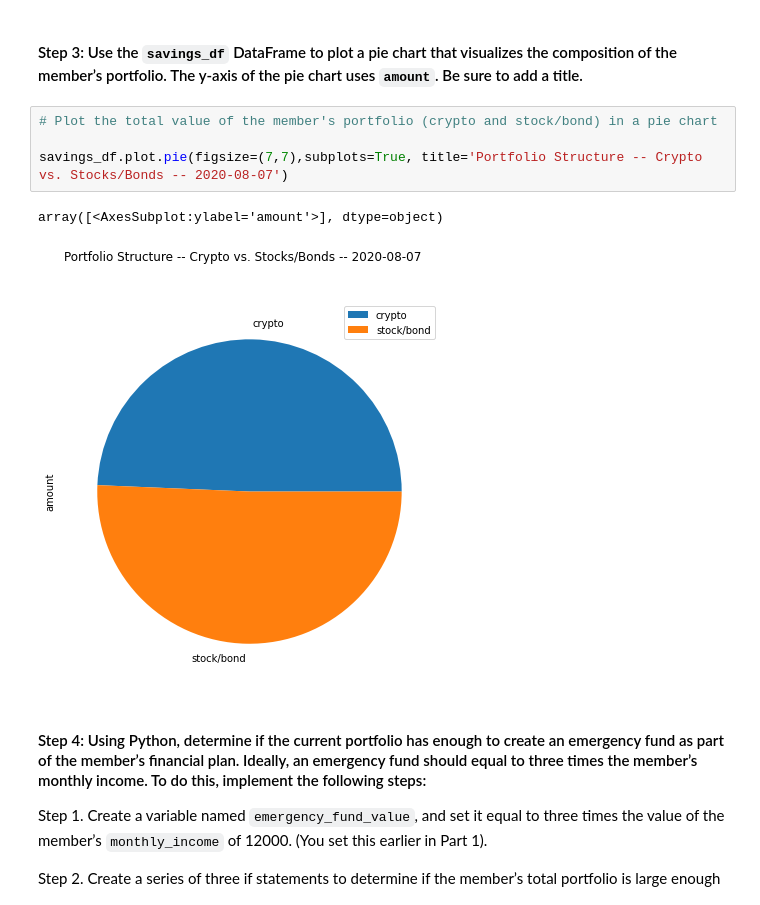
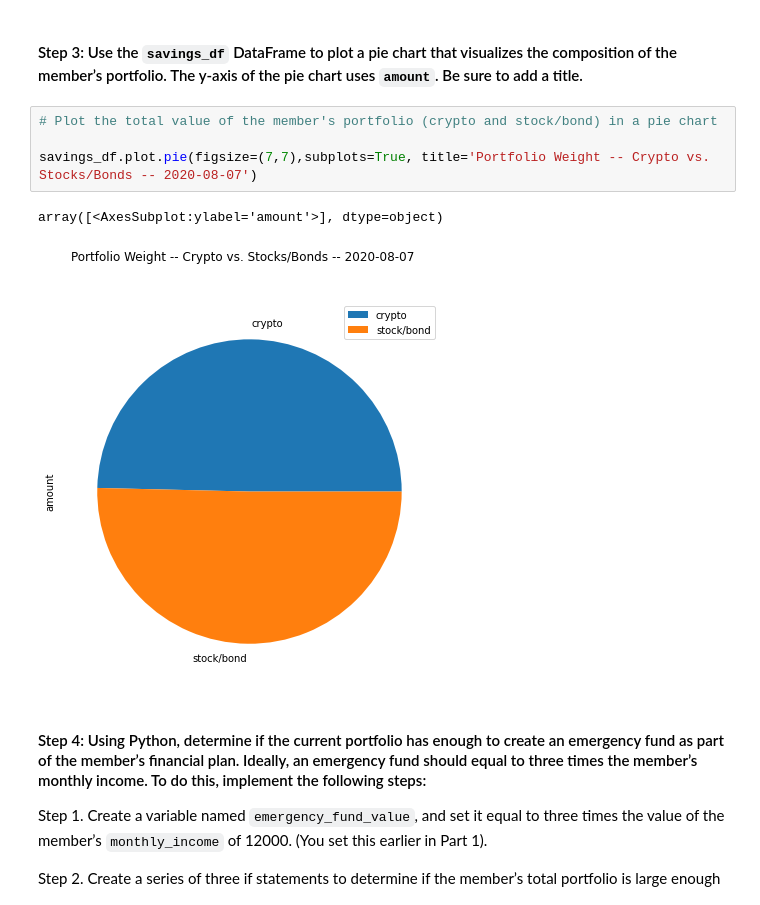
Before and after one commit to Kevinator9000/fintech_challenge_5, a Jupyter notebook: financial_planning_tools.ipynb, the cells around one changed output. Saved outputs shown, nothing was run; the diff lists cells and outputs as text.

```diff
--- a/financial_planning_tools.ipynb
+++ b/financial_planning_tools.ipynb
@@ -419,10 +418,10 @@ savings_df
 # %%
 # Plot the total value of the member's portfolio (crypto and stock/bond) in a pie chart
 
-savings_df.plot.pie(figsize=(7,7),subplots=True, title='Portfolio Structure -- Crypto vs. Stocks/Bonds -- 2020-08-07')
+savings_df.plot.pie(figsize=(7,7),subplots=True, title='Portfolio Weight -- Crypto vs. Stocks/Bonds -- 2020-08-07')
 # %% [output]
 array([<AxesSubplot:ylabel='amount'>], dtype=object)
-[figure, old version]
+[figure, new version]
 # %% [markdown]
 #### Step 4: Using Python, determine if the current portfolio has enough to create an emergency fund as part of the member’s financial plan. Ideally, an emergency fund should equal to three times the member’s monthly income. To do this, implement the following steps:
 
```
Also changed, not shown: parts of 24 cells of this notebook, 21 other files.
